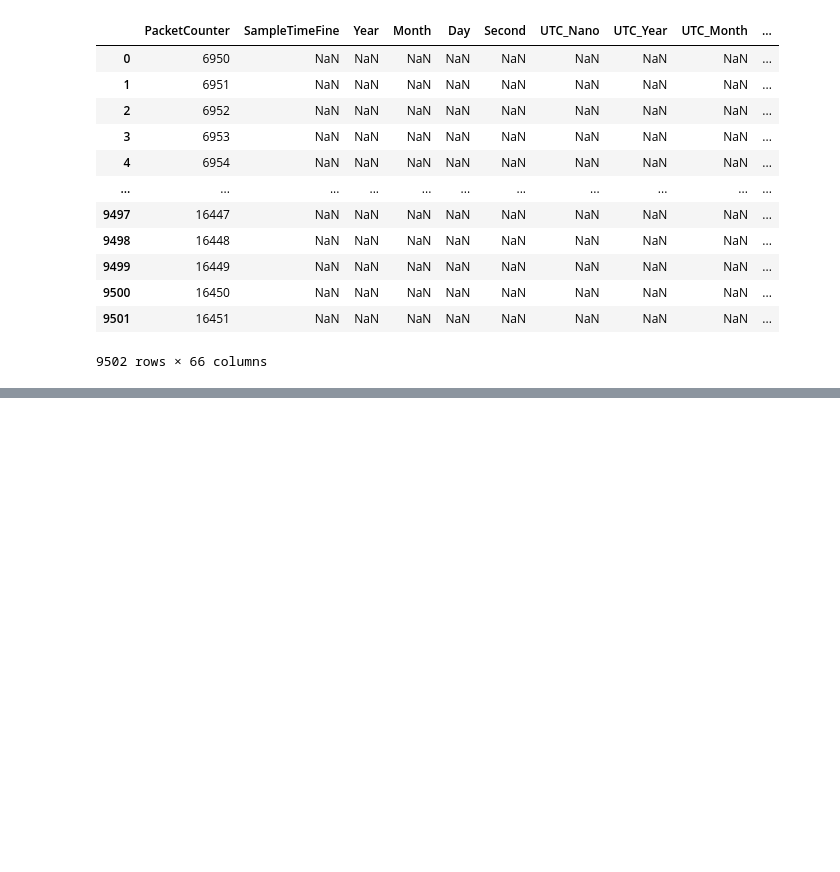
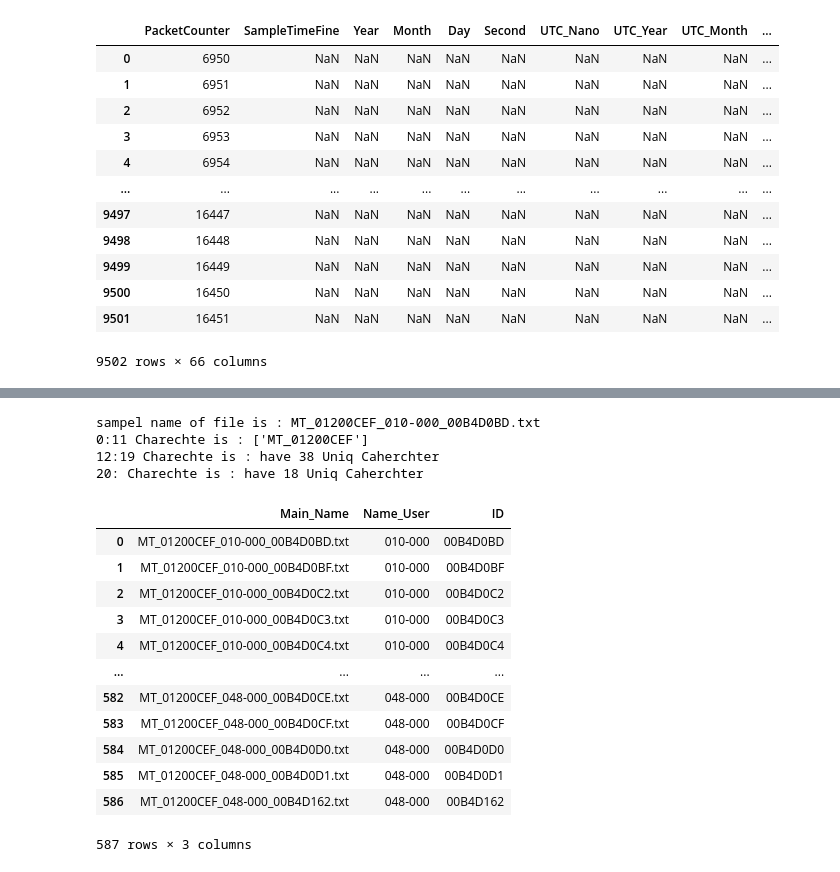
Before and after one commit to Mohsenmohebbi1993/Biomechanik, a Jupyter notebook: notebooks/5. IMU Analysis.ipynb, the cells around one changed output, grey strips where cells are left out. Cells and saved outputs as stored; diff of their text form; code cells hidden in the pictures; blank space fills up the shorter version.

```diff
--- a/notebooks/5. IMU Analysis.ipynb
+++ b/notebooks/5. IMU Analysis.ipynb
@@ -232,0 +260,36 @@ df_IMU
+# %%
+# Make one DataFrame from file_names_txt
+df_txt = pd.DataFrame(file_names_txt.copy(), columns=["Main_Name"])
+
+# Print Information about Files
+print(f"sampel name of file is : {df_txt["Main_Name"].iloc[0]}")
+print(f"0:11 Charechte is : {df_txt["Main_Name"].str[0:11].unique().tolist()}")
+
+
+print(f"12:19 Charechte is : have {len(df_txt["Main_Name"].str[12:19].unique())} Uniq Caherchter")
+print(f"20: Charechte is : have {len(df_txt["Main_Name"].str[20:].unique())} Uniq Caherchter")
+
+
+# make 2 columns "Name_User" and "ID"
+df_txt.insert(loc=1, value=df_txt["Main_Name"].str[12:19], column="Name_User")
+df_txt.insert(loc=2, value=df_txt["Main_Name"].str[20:28], column="ID")
+
+df_txt
+# %% [output]
+sampel name of file is : MT_01200CEF_010-000_00B4D0BD.txt
+0:11 Charechte is : ['MT_01200CEF']
+12:19 Charechte is : have 38 Uniq Caherchter
+20: Charechte is : have 18 Uniq Caherchter
+|  | Main_Name | Name_User | ID |
+| 0 | MT_01200CEF_010-000_00B4D0BD.txt | 010-000 | 00B4D0BD |
+| 1 | MT_01200CEF_010-000_00B4D0BF.txt | 010-000 | 00B4D0BF |
+| 2 | MT_01200CEF_010-000_00B4D0C2.txt | 010-000 | 00B4D0C2 |
+| 3 | MT_01200CEF_010-000_00B4D0C3.txt | 010-000 | 00B4D0C3 |
+| 4 | MT_01200CEF_010-000_00B4D0C4.txt | 010-000 | 00B4D0C4 |
+| ... | ... | ... | ... |
+| 582 | MT_01200CEF_048-000_00B4D0CE.txt | 048-000 | 00B4D0CE |
+| 583 | MT_01200CEF_048-000_00B4D0CF.txt | 048-000 | 00B4D0CF |
+| 584 | MT_01200CEF_048-000_00B4D0D0.txt | 048-000 | 00B4D0D0 |
+| 585 | MT_01200CEF_048-000_00B4D0D1.txt | 048-000 | 00B4D0D1 |
+| 586 | MT_01200CEF_048-000_00B4D162.txt | 048-000 | 00B4D162 |
+587 rows × 3 columns
```
Also changed, not shown: parts of 8 cells of this notebook.
